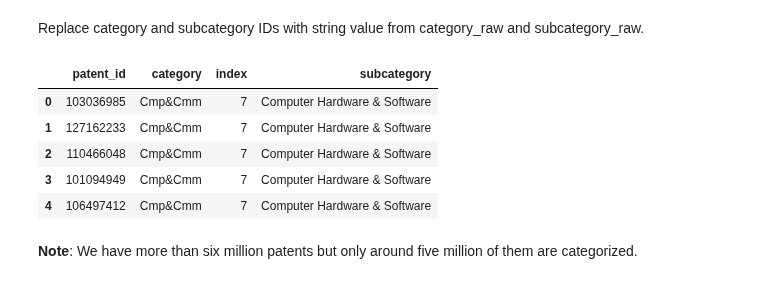
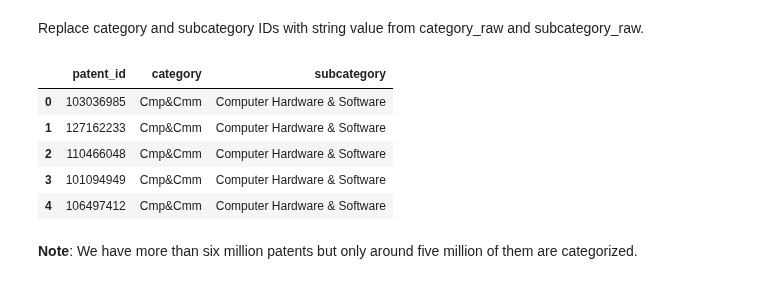
Before and after one commit to roman-bachmann/prayingmantissa, a Jupyter notebook: project/patents.ipynb, the cells around one changed output. Drawn from its saved outputs; the diff is of its cells as text; code cells hidden in the pictures.

```diff
--- a/project/patents.ipynb
+++ b/project/patents.ipynb
@@ -259,16 +252,16 @@ Replace category and subcategory IDs with string value from category_raw and sub
 # %%
 categorymap = pd.merge(categorymap, category_raw.reset_index(), left_on='category_id', right_on='id', how='inner')
 categorymap = pd.merge(categorymap, subcategory_raw.reset_index(), left_on='subcategory_id', right_on='id', how='inner')
 
-categorymap = categorymap.drop(['category_id', 'subcategory_id', 'id_x', 'id_y'], axis=1)
+categorymap = categorymap.drop(['category_id', 'subcategory_id', 'id_x', 'id_y', 'index'], axis=1)
 categorymap = categorymap.rename(columns={'title_x': 'category', 'title_y': 'subcategory'})
 categorymap.head()
 # %% [output]
-|  | patent_id | category | index | subcategory |
-| 0 | 103036985 | Cmp&Cmm | 7 | Computer Hardware & Software |
-| 1 | 127162233 | Cmp&Cmm | 7 | Computer Hardware & Software |
-| 2 | 110466048 | Cmp&Cmm | 7 | Computer Hardware & Software |
-| 3 | 101094949 | Cmp&Cmm | 7 | Computer Hardware & Software |
-| 4 | 106497412 | Cmp&Cmm | 7 | Computer Hardware & Software |
+|  | patent_id | category | subcategory |
+| 0 | 103036985 | Cmp&Cmm | Computer Hardware & Software |
+| 1 | 127162233 | Cmp&Cmm | Computer Hardware & Software |
+| 2 | 110466048 | Cmp&Cmm | Computer Hardware & Software |
+| 3 | 101094949 | Cmp&Cmm | Computer Hardware & Software |
+| 4 | 106497412 | Cmp&Cmm | Computer Hardware & Software |
 # %% [markdown]
 **Note**: We have more than six million patents but only around five million of them are categorized.
```
Also changed, not shown: parts of 2 cells of this notebook.
